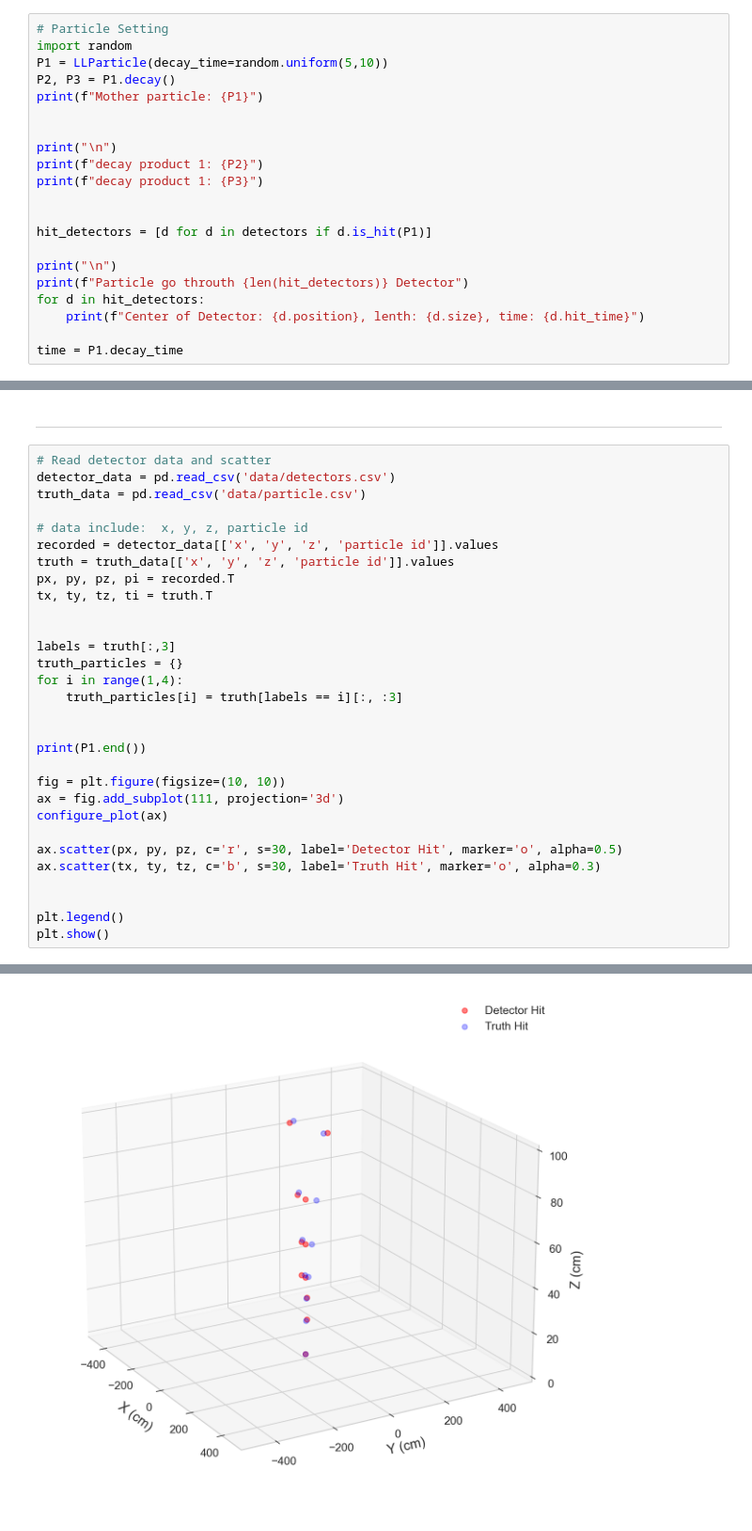
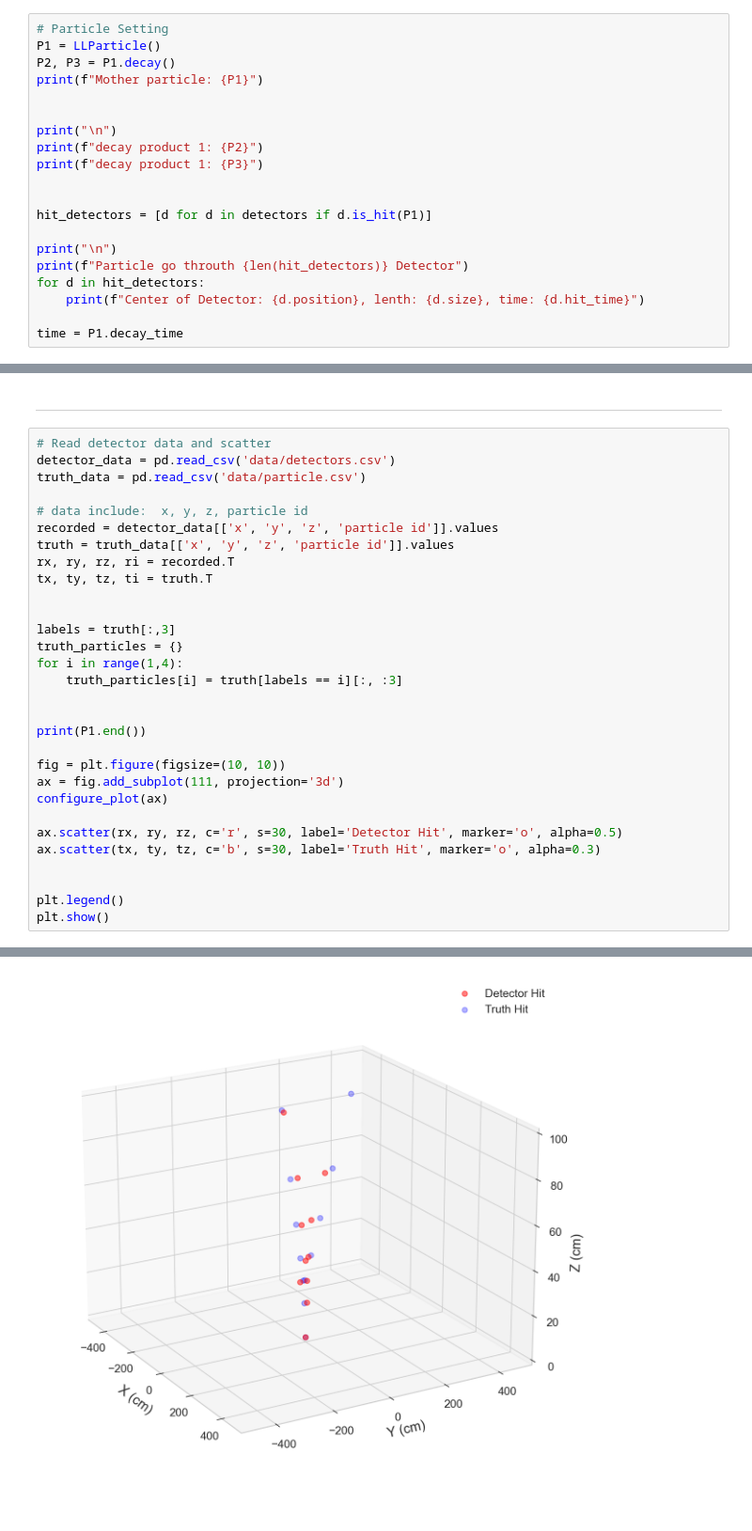
Before and after one commit to Xilicon02/FinalProject, a Jupyter notebook: Decay_Particle.ipynb, the cells around one changed output, grey strips where cells are left out. Shown at 94% size. Saved outputs shown, nothing was run; the diff lists cells and outputs as text.

```diff
--- a/Decay_Particle.ipynb
+++ b/Decay_Particle.ipynb
@@ -36,8 +36,7 @@ Total price is within budget: 3730
 [figure]
 # %%
 # Particle Setting
-import random
-P1 = LLParticle(decay_time=random.uniform(5,10))
+P1 = LLParticle()
 P2, P3 = P1.decay()
 print(f"Mother particle: {P1}")
 
@@ -163,7 +154,7 @@ truth_data = pd.read_csv('data/particle.csv')
 # data include:  x, y, z, particle id
 recorded = detector_data[['x', 'y', 'z', 'particle id']].values
 truth = truth_data[['x', 'y', 'z', 'particle id']].values
-px, py, pz, pi = recorded.T
+rx, ry, rz, ri = recorded.T
 tx, ty, tz, ti = truth.T
 
 
@@ -179,7 +170,7 @@ fig = plt.figure(figsize=(10, 10))
 ax = fig.add_subplot(111, projection='3d')
 configure_plot(ax)
 
-ax.scatter(px, py, pz, c='r', s=30, label='Detector Hit', marker='o', alpha=0.5)
+ax.scatter(rx, ry, rz, c='r', s=30, label='Detector Hit', marker='o', alpha=0.5)
 ax.scatter(tx, ty, tz, c='b', s=30, label='Truth Hit', marker='o', alpha=0.3)
 
 
@@ -190,4 +181,4 @@ plt.show()
-[figure, old version]
+[figure, new version]
 # %%
 # Fit particle by particle
 labels = recorded[:,3]
```
Also changed, not shown: parts of 6 cells of this notebook, 7 other files.
